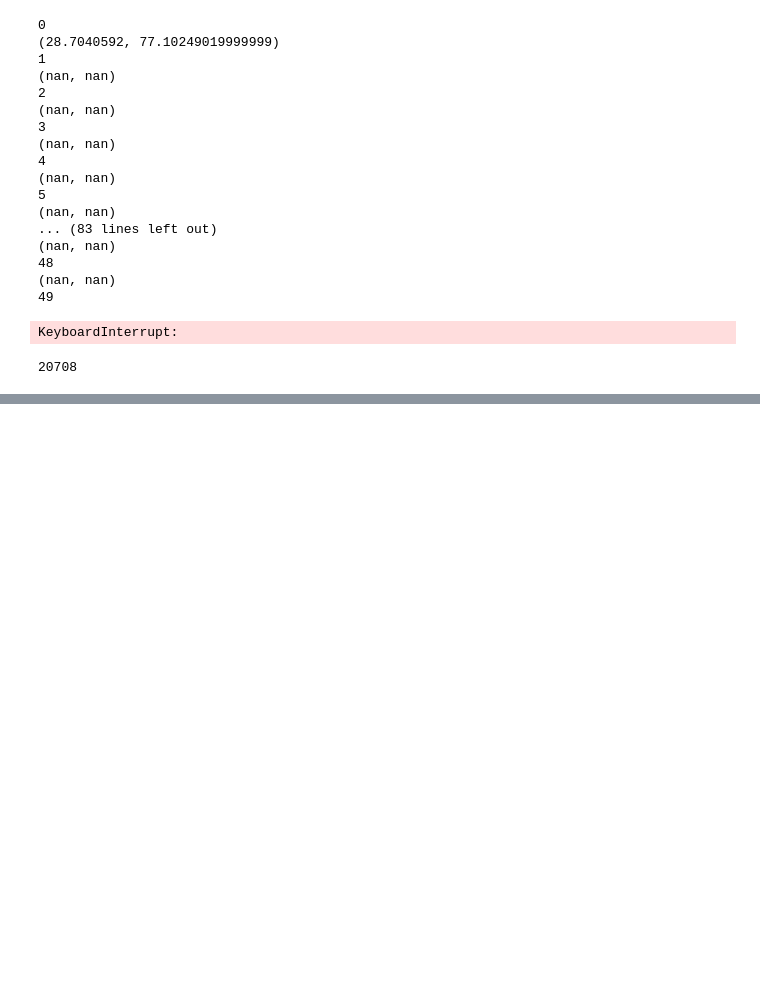
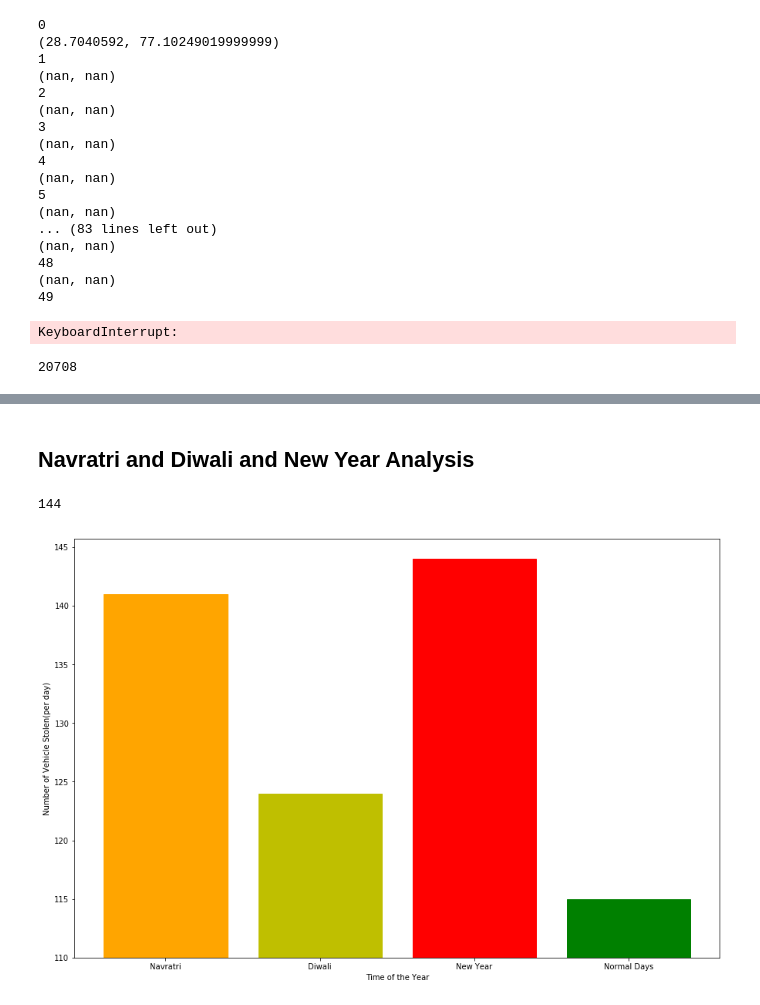
Before and after one commit to shucon/BDP-Police-FIR-Project, a Jupyter notebook: data.ipynb, the cells around one changed output, grey strips where cells are left out. Saved outputs shown, nothing was run; the diff lists cells and outputs as text; code cells hidden in the pictures; blank space fills up the shorter version.

Commit message:
festival analysis completed

```diff
--- a/data.ipynb
+++ b/data.ipynb
@@ -278,3 +280,51 @@ fig.add_layer(gmaps.heatmap_layer(coordinates,max_intensity = 100))
 fig
 # %% [output]
 [interactive output not drawn]
+# %%
+for i in range(len(file['FIR Date'])):
+    temp = file['FIR Date'].values[i].strip(' \t\n\r')
+    file['FIR Date'].values[i] = temp
+# %% [markdown]
+## Navratri and Diwali and New Year Analysis
+# %%
+total_rows = len(file['FIR Date'])
+fir_dates = list(file['FIR Date'])
+# print(fir_dates)
+# %%
+count_navratri, count_diwali, count_newyear, count_normaldays = 0, 0, 0, 0
+for i in range(total_rows):
+    if (int)(fir_dates[i][0:2]) < 19 and (int)(fir_dates[i][0:2]) > 8 and (int)(fir_dates[i][3:5]) == 10:
+        count_navratri+=1
+    elif (int)(fir_dates[i][0:2]) < 10 and (int)(fir_dates[i][0:2]) >= 1 and (int)(fir_dates[i][3:5]) == 11:
+        count_diwali+=1
+    elif (int)(fir_dates[i][0:2]) <= 31 and (int)(fir_dates[i][0:2]) >= 24 and (int)(fir_dates[i][3:5]) == 12:
+        count_newyear+=1
+    elif (int)(fir_dates[i][0:2]) < 3 and (int)(fir_dates[i][0:2]) > 0 and (int)(fir_dates[i][3:5]) == 1:
+        count_newyear+=1
+    else:
+        count_normaldays+=1
+# %%
+freq_navratri, freq_diwali, freq_newyear, freq_normaldays = 0, 0, 0, 0
+freq_navratri = (int)(count_navratri / 10)
+freq_diwali = (int)(count_diwali / 9)
+freq_newyear = (int)(count_newyear / 10)
+freq_normaldays = (int)(count_normaldays / 147)
+print(freq_newyear)
+# %% [output]
+144
+# %%
+baseline = 110
+list_fest = ["Navratri", "Diwali", "New Year", "Normal Days"]
+num_of_FIRs = np.r_[freq_navratri, freq_diwali, freq_newyear, freq_normaldays]
+barlist = plt.bar(range(len(num_of_FIRs)), num_of_FIRs-baseline, align='center', bottom=baseline)
+barlist[0].set_color('orange')
+barlist[1].set_color('y')
+barlist[2].set_color('r')
+barlist[3].set_color('g')
+plt.xticks(range(len(list_fest)), list_fest)
+plt.xlabel('Time of the Year')
+plt.ylabel('Number of Vehicle Stolen(per day)')
+plt.gcf().set_size_inches((15, 10))
+plt.show()
+# %% [output]
+[figure, added]
```
Also changed, not shown: parts of 2 cells of this notebook.
